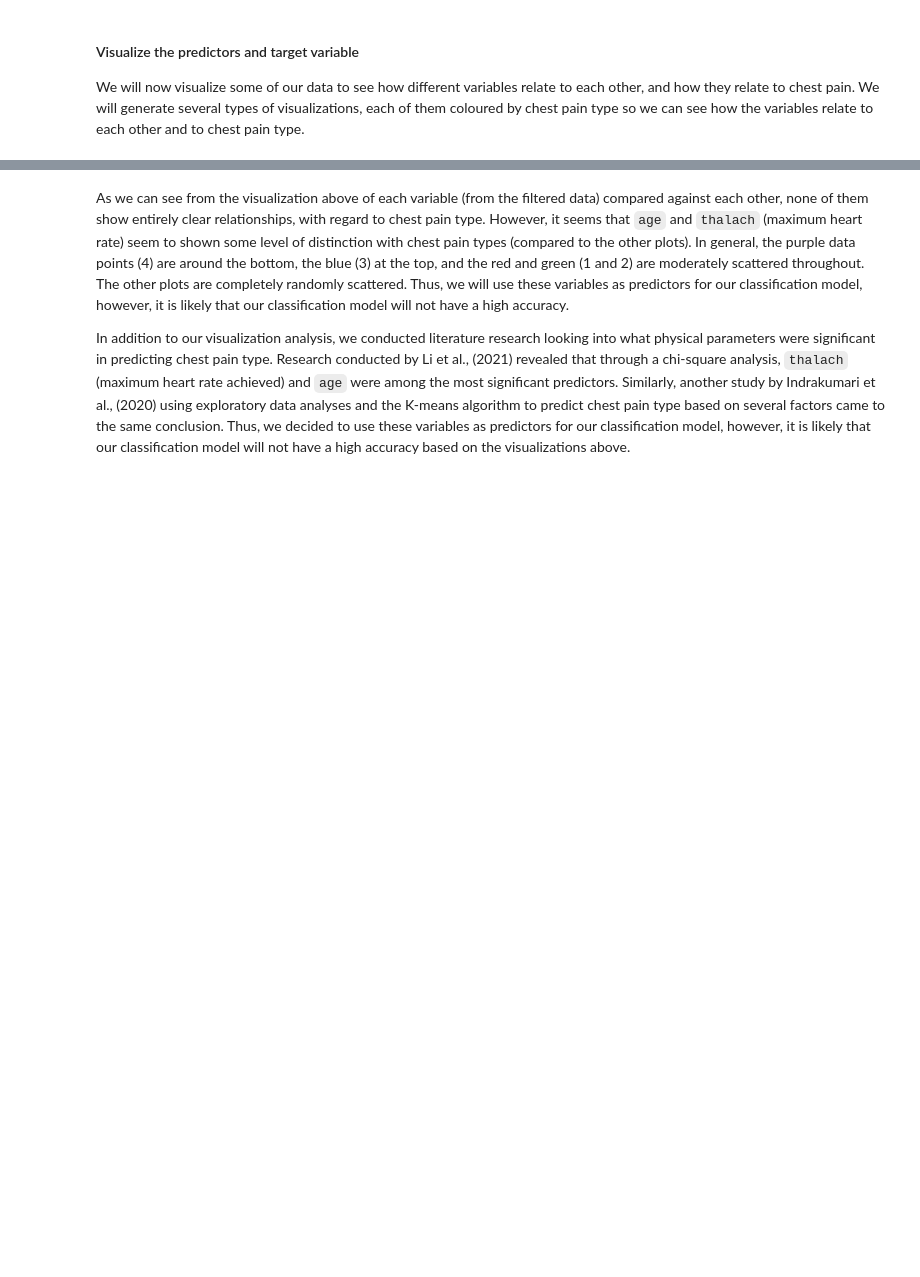
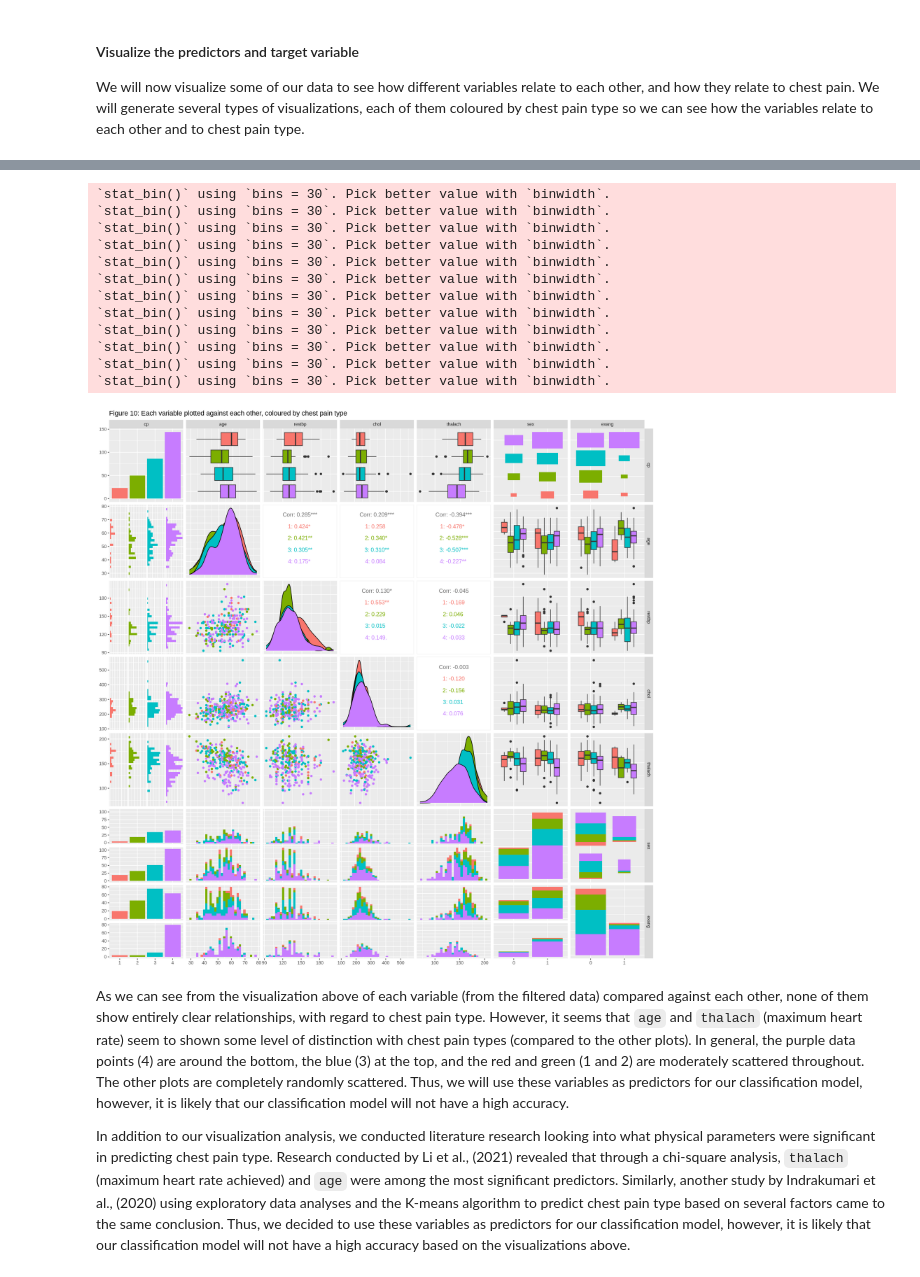
Before and after one commit to hebabm/group-31, a Jupyter notebook: finalreport.ipynb, the cells around one changed output, grey strips where cells are left out. Saved outputs shown, nothing was run; the diff lists cells and outputs as text; code cells hidden in the pictures; blank space fills up the shorter version.

```diff
--- a/finalreport.ipynb
+++ b/finalreport.ipynb
@@ -231,10 +280,24 @@ library(broom)
 # %%
 options(repr.plot.height = 15, repr.plot.width = 15)
 
-heart_pairs <- filter_data |>
+heart_pairs <- filter_data %>%
     ggpairs(mapping=ggplot2::aes(colour = cp),
-            title = "Each variable plotted against each other, coloured by chest pain type")
+            title = "Figure 10: Each variable plotted against each other, coloured by chest pain type")
 heart_pairs
+# %% [output]
+`stat_bin()` using `bins = 30`. Pick better value with `binwidth`.
+`stat_bin()` using `bins = 30`. Pick better value with `binwidth`.
+`stat_bin()` using `bins = 30`. Pick better value with `binwidth`.
+`stat_bin()` using `bins = 30`. Pick better value with `binwidth`.
+`stat_bin()` using `bins = 30`. Pick better value with `binwidth`.
+`stat_bin()` using `bins = 30`. Pick better value with `binwidth`.
+`stat_bin()` using `bins = 30`. Pick better value with `binwidth`.
+`stat_bin()` using `bins = 30`. Pick better value with `binwidth`.
+`stat_bin()` using `bins = 30`. Pick better value with `binwidth`.
+`stat_bin()` using `bins = 30`. Pick better value with `binwidth`.
+`stat_bin()` using `bins = 30`. Pick better value with `binwidth`.
+`stat_bin()` using `bins = 30`. Pick better value with `binwidth`.
+[figure, added]
 # %% [markdown]
 As we can see from the visualization above of each variable (from the filtered data) compared against each other, none of them show entirely clear relationships, with regard to chest pain type. However, it seems that `age` and `thalach` (maximum heart rate) seem to shown some level of distinction with chest pain types (compared to the other plots). In general, the purple data points (4) are around the bottom, the blue (3) at the top, and the red and green (1 and 2) are moderately scattered throughout. The other plots are completely randomly scattered. Thus, we will use these variables as predictors for our classification model, however, it is likely that our classification model will not have a high accuracy.
 
```
Also changed, not shown: parts of 18 cells of this notebook.
